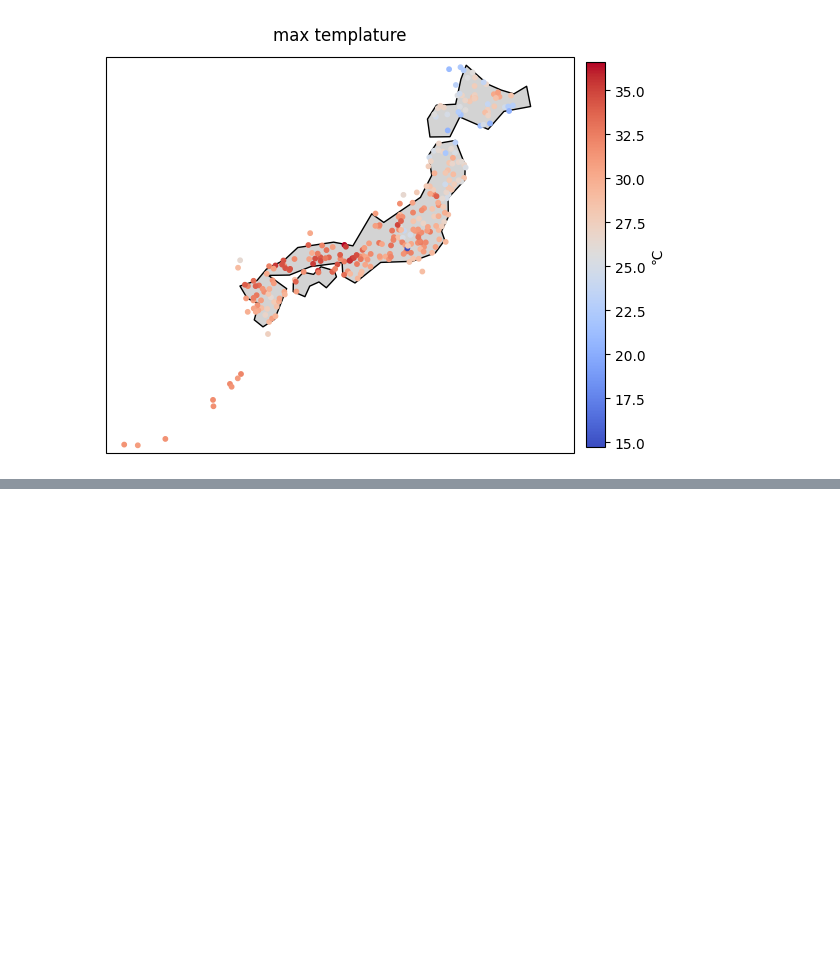
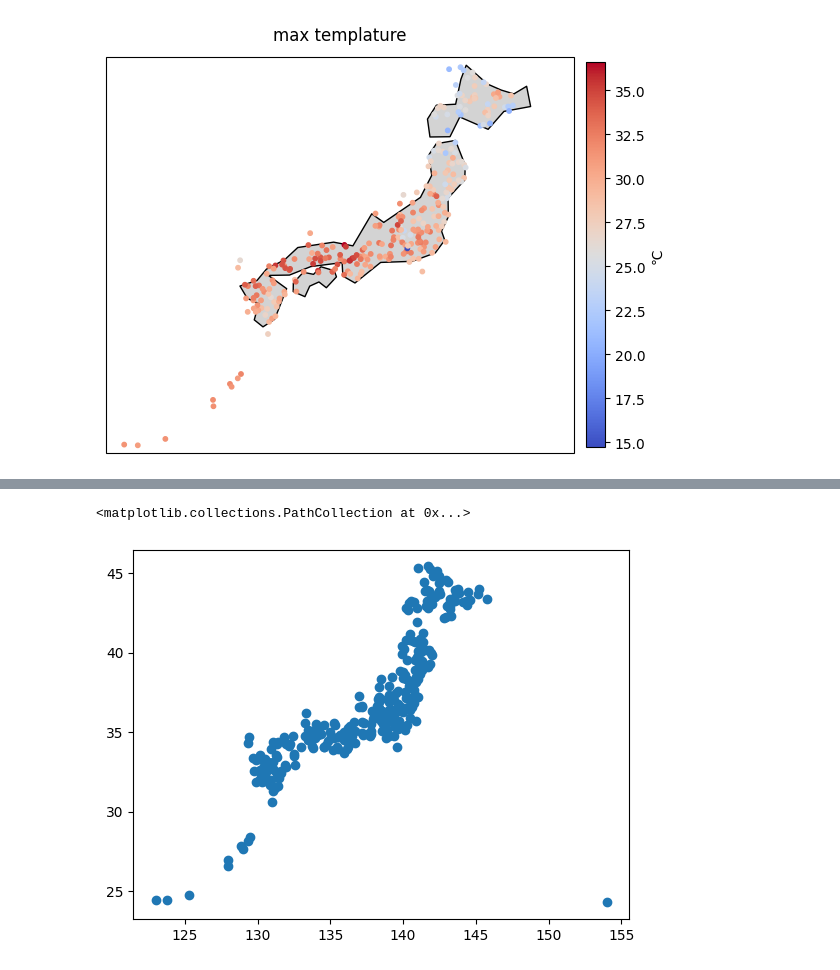
Before and after one commit to oh80/dropout_MC, a Jupyter notebook: _04_report/code/plot_templature.ipynb, the cells around one changed output, grey strips where cells are left out. Drawn from its saved outputs; the diff is of its cells as text; code cells hidden in the pictures; blank space fills up the shorter version.

```diff
--- a/_04_report/code/plot_templature.ipynb
+++ b/_04_report/code/plot_templature.ipynb
@@ -85,0 +153,5 @@ plot_temperature(test_df)
+# %%
+plt.scatter(test_df['longitude'], test_df['latitude'])
+# %% [output]
+<matplotlib.collections.PathCollection at 0x...>
+[figure, added]
```
Also changed, not shown: parts of 2 cells of this notebook, 8 other files.
